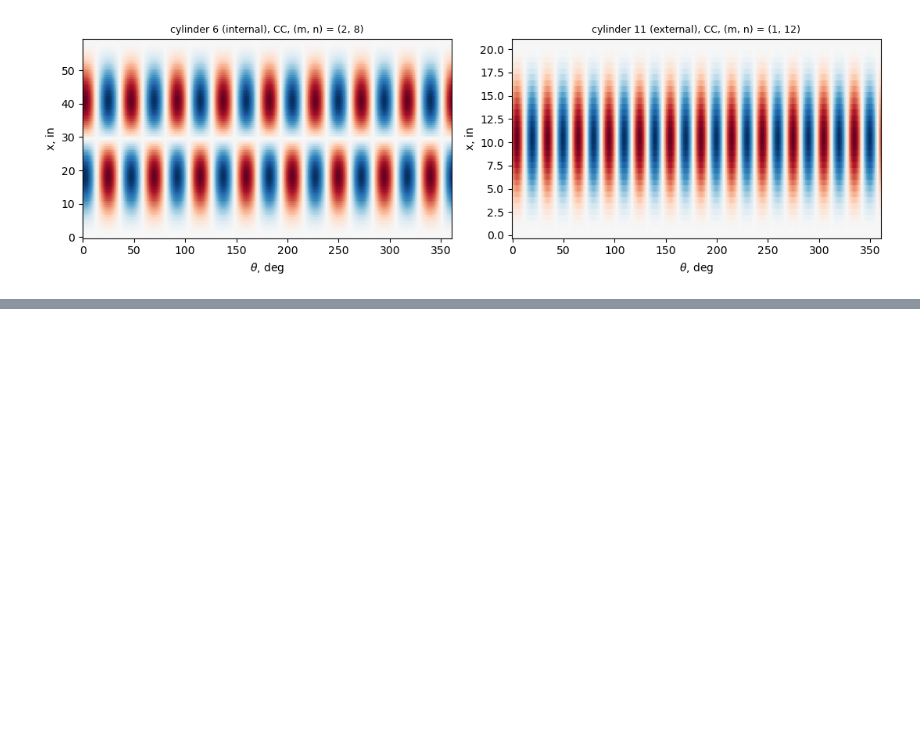
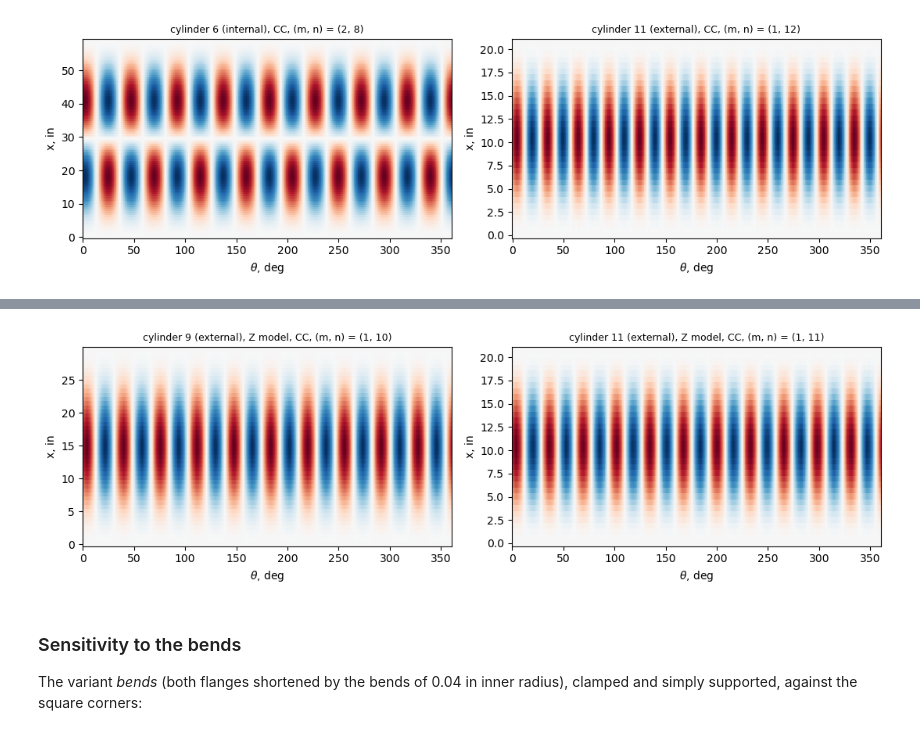
Before and after one commit to saullocastro/bfsccylinder, a Jupyter notebook: notebooks/peterson1959_stiffened_cylinder_buckling.ipynb, the cells around one changed output, grey strips where cells are left out. Drawn from its saved outputs; the diff is of its cells as text; code cells hidden in the pictures; blank space fills up the shorter version.

```diff
--- a/notebooks/peterson1959_stiffened_cylinder_buckling.ipynb
+++ b/notebooks/peterson1959_stiffened_cylinder_buckling.ipynb
@@ -459,0 +621,30 @@ plt.show()
+# %%
+t0 = time.time()
+RESZ = {}
+for c in CYL:
+    for ends in ('CC', 'SS'):
+        RESZ[(c, ends)] = scan(zmodel(c, ZMESHES[1]), ends, NS_SCAN + ([40] if ends == 'CC' else []))
+print('%.0f s' % (time.time() - t0))
+
+
+def zcrit(c, ends):
+    out, n = RESZ[(c, ends)]
+    return out[n][0], out[n][1], n
+
+
+rows = []
+for c, (side, t, L, At, Pe, ne, Ne, Nc, Ns) in CYL.items():
+    Ncc_s, _, Nss_s, _ = ZSEC[(c, 'square')]['sm']
+    Ncc, mcc, ncc = zcrit(c, 'CC')
+    Nss, mss, nss = zcrit(c, 'SS')
+    blades = []
+    for blade in ('A-z', 'A-Io'):
+        model, out, n = RES[(c, blade, 'CC')]
+        blades.append('%.0f (%d, %d), %+.1f %%' % (out[n][0], out[n][1], n, pct(out[n][0], Ncc)))
+    rows.append([c, side, '%.0f (%d, %d)' % (Ncc, mcc, ncc), '**%+.1f %%**' % pct(Ncc, Ncc_s),
+                 '%+.1f %%' % pct(Ncc, Nc), '%+.1f %% (n_e = %d)' % (pct(Ne, Ncc), ne),
+                 '%.0f' % RESZ[(c, 'CC')][0][40][0],
+                 '%.0f (%d, %d)' % (Nss, mss, nss), '**%+.1f %%**' % pct(Nss, Nss_s), '%+.1f %%' % pct(Nss, Ns)]
+                + blades)
+table(['cyl.', 'stringers', 'Z, CC (m, n)', 'gap CC', 'vs N_c', 'test N_e vs Z', 'Z, CC, n = 40',
+       'Z, SS (m, n)', 'gap SS', 'vs N_s', 'blade A-z CC vs Z', 'blade A-Io CC vs Z'], rows)
@@ -459,0 +663,22 @@ plt.show()
+# %%
+fig, axes = plt.subplots(1, 2, figsize=(11, 3.5))
+for ax, c in zip(axes, (9, 11)):
+    out, n = RESZ[(c, 'CC')]
+    model = zmodel(c, ZMESHES[1])
+    w = normalize_phase(model.skin_field(out[n][2], W))
+    th, wf = model.full_circumference(w, n)
+    ax.pcolormesh(np.degrees(th), model.xlin, wf/np.abs(wf).max(), cmap='RdBu_r',
+                  vmin=-1, vmax=1, shading='auto')
+    ax.set_xlabel(r'$\theta$, deg')
+    ax.set_ylabel('x, in')
+    ax.set_title('cylinder %d (%s), Z model, CC, (m, n) = (%d, %d)' % (c, CYL[c][0], out[n][1], n),
+                 fontsize=9)
+plt.tight_layout()
+plt.show()
+# %% [output]
+[figure, added]
+# %% [markdown]
+### Sensitivity to the bends
+
+The variant *bends* (both flanges shortened by the bends of 0.04 in inner
+radius), clamped and simply supported, against the square corners:
```
Also changed, not shown: parts of 14 cells of this notebook.
